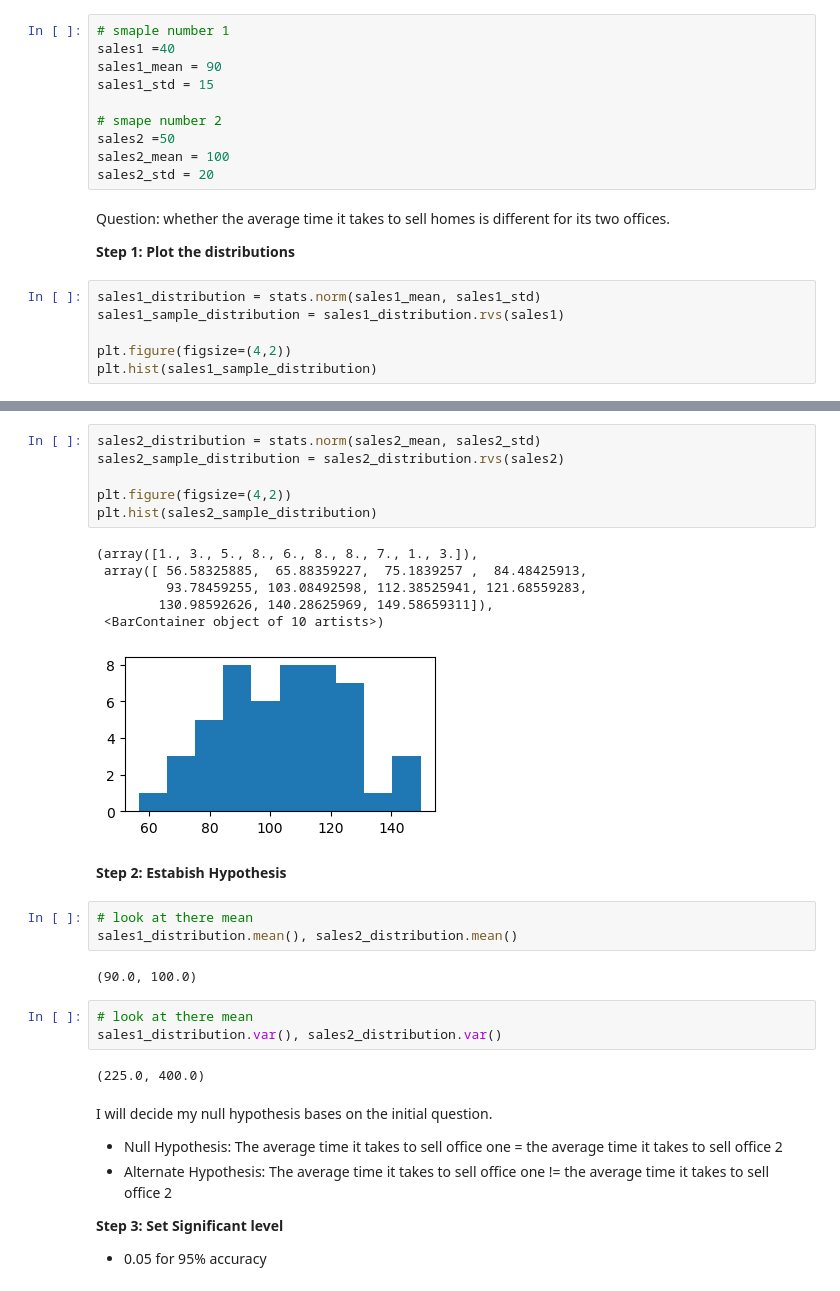
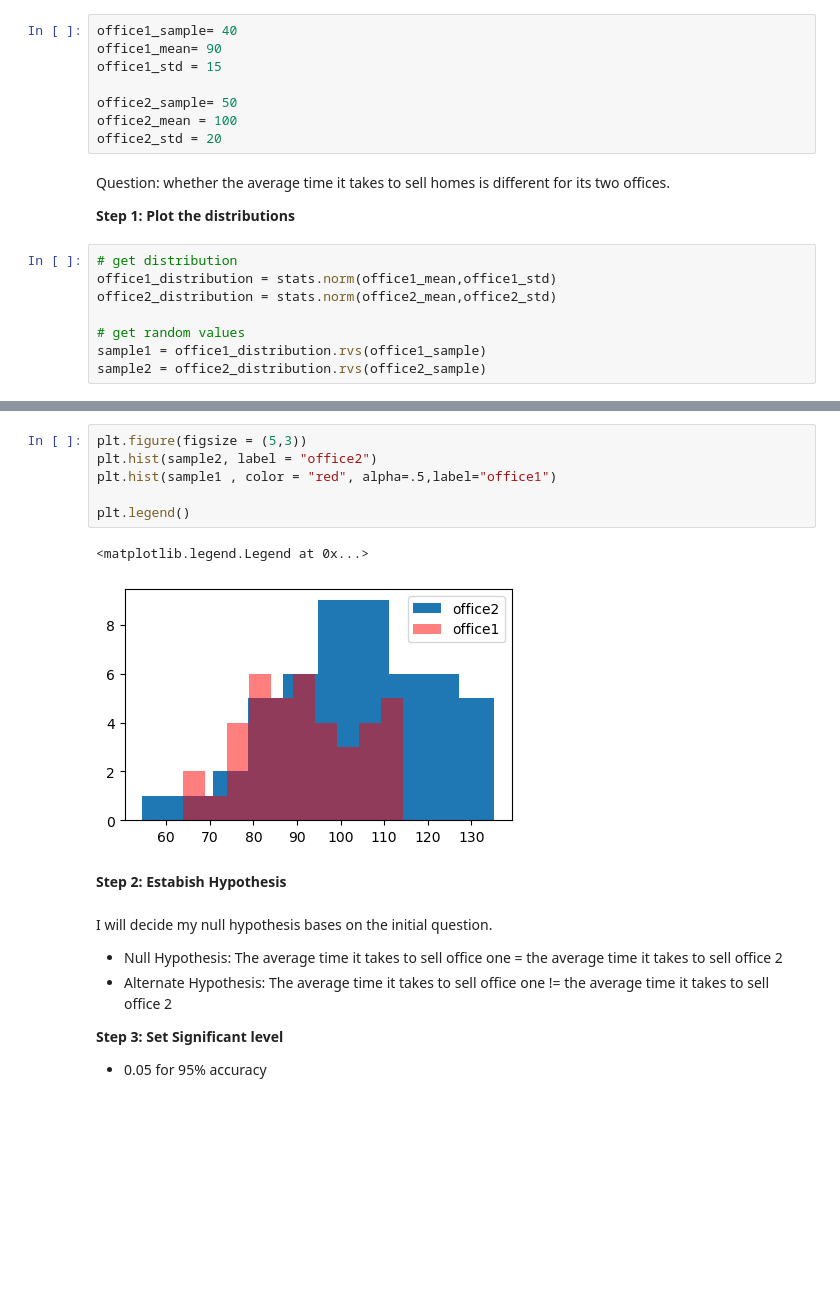
Before and after one commit to MigashaneVictoire/statistics-exercises, a Jupyter notebook: hypothesis_testing.ipynb, the cells around one changed output, grey strips where cells are left out. Cells and saved outputs as stored; diff of their text form; blank space fills up the shorter version.

```diff
--- a/hypothesis_testing.ipynb
+++ b/hypothesis_testing.ipynb
@@ -62,20 +62,20 @@ np.random.seed(234)
 # %%
-# smaple number 1
-sales1 =40
-sales1_mean = 90
-sales1_std = 15
+office1_sample= 40
+office1_mean= 90
+office1_std = 15
 
-# smape number 2
-sales2 =50
-sales2_mean = 100
-sales2_std = 20
+office2_sample= 50
+office2_mean = 100
+office2_std = 20
 # %% [markdown]
 Question: whether the average time it takes to sell homes is different for its two offices.
 
 **Step 1: Plot the distributions**
 # %%
-sales1_distribution = stats.norm(sales1_mean, sales1_std)
-sales1_sample_distribution = sales1_distribution.rvs(sales1)
+# get distribution
+office1_distribution = stats.norm(office1_mean,office1_std)
+office2_distribution = stats.norm(office2_mean,office2_std)
 
-plt.figure(figsize=(4,2))
-plt.hist(sales1_sample_distribution)
+# get random values
+sample1 = office1_distribution.rvs(office1_sample)
+sample2 = office2_distribution.rvs(office2_sample)
@@ -89,28 +82,14 @@ plt.hist(sales1_sample_distribution)
 # %%
-sales2_distribution = stats.norm(sales2_mean, sales2_std)
-sales2_sample_distribution = sales2_distribution.rvs(sales2)
+plt.figure(figsize = (5,3))
+plt.hist(sample2, label = "office2")
+plt.hist(sample1 , color = "red", alpha=.5,label="office1")
 
-plt.figure(figsize=(4,2))
-plt.hist(sales2_sample_distribution)
+plt.legend()
 # %% [output]
-(array([1., 3., 5., 8., 6., 8., 8., 7., 1., 3.]),
- array([ 56.58325885,  65.88359227,  75.1839257 ,  84.48425913,
-         93.78459255, 103.08492598, 112.38525941, 121.68559283,
-        130.98592626, 140.28625969, 149.58659311]),
- <BarContainer object of 10 artists>)
+<matplotlib.legend.Legend at 0x...>
-[figure, old version]
+[figure, new version]
 # %% [markdown]
 **Step 2: Estabish Hypothesis**
-# %%
-# look at there mean
-sales1_distribution.mean(), sales2_distribution.mean()
-# %% [output]
-(90.0, 100.0)
-# %%
-# look at there mean
-sales1_distribution.var(), sales2_distribution.var()
-# %% [output]
-(225.0, 400.0)
 # %% [markdown]
 I will decide my null hypothesis bases on the initial question.
 - Null Hypothesis: The average time it takes to sell office one = the average time it takes to sell office 2
```
Also changed, not shown: parts of 72 cells of this notebook, 1 other file.
